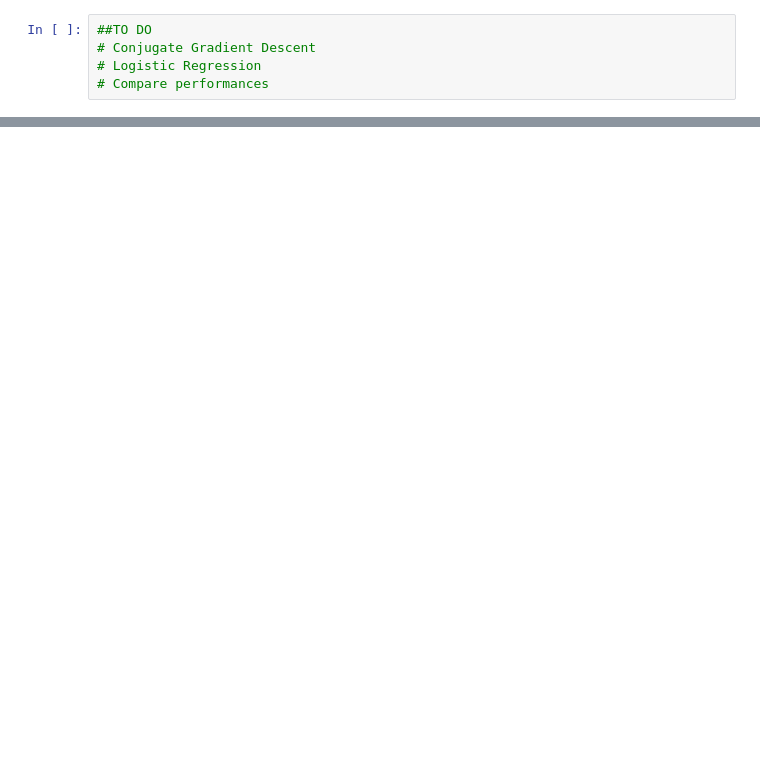
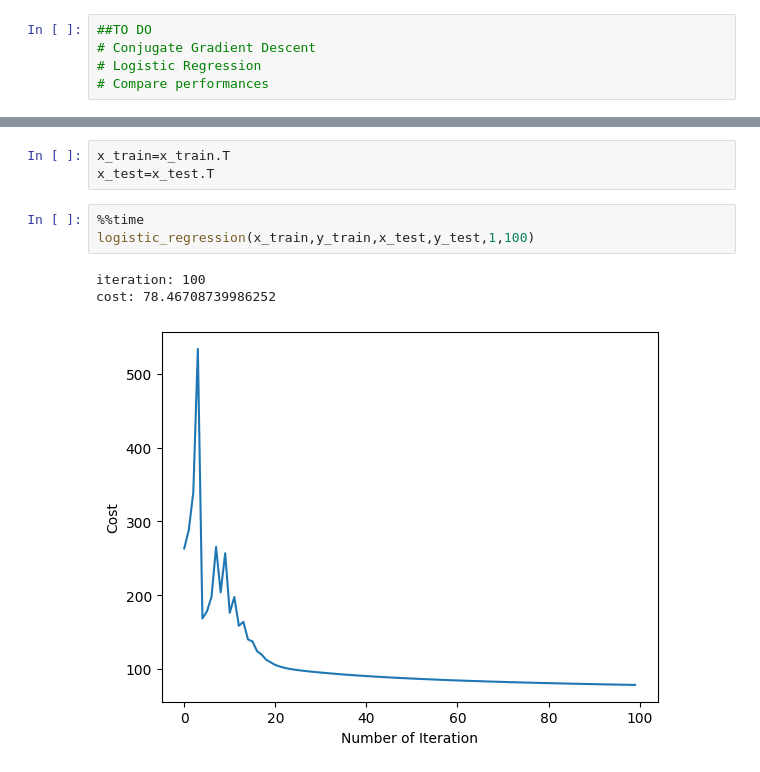
Before and after one commit to aashishpanta0/PML_Final_Project, a Jupyter notebook: project.ipynb, the cells around one changed output, grey strips where cells are left out. Drawn from its saved outputs; the diff is of its cells as text; blank space fills up the shorter version.

Commit message:
logistic regression added

```diff
--- a/project.ipynb
+++ b/project.ipynb
@@ -182,0 +243,10 @@ Wall time: 1min 38s
+# %%
+x_train=x_train.T
+x_test=x_test.T
+# %%
+%%time
+logistic_regression(x_train,y_train,x_test,y_test,1,100)
+# %% [output]
+iteration: 100
+cost: 78.46708739986252
+[figure, added]
```
Also changed, not shown: parts of 8 cells of this notebook, 2 other files.
